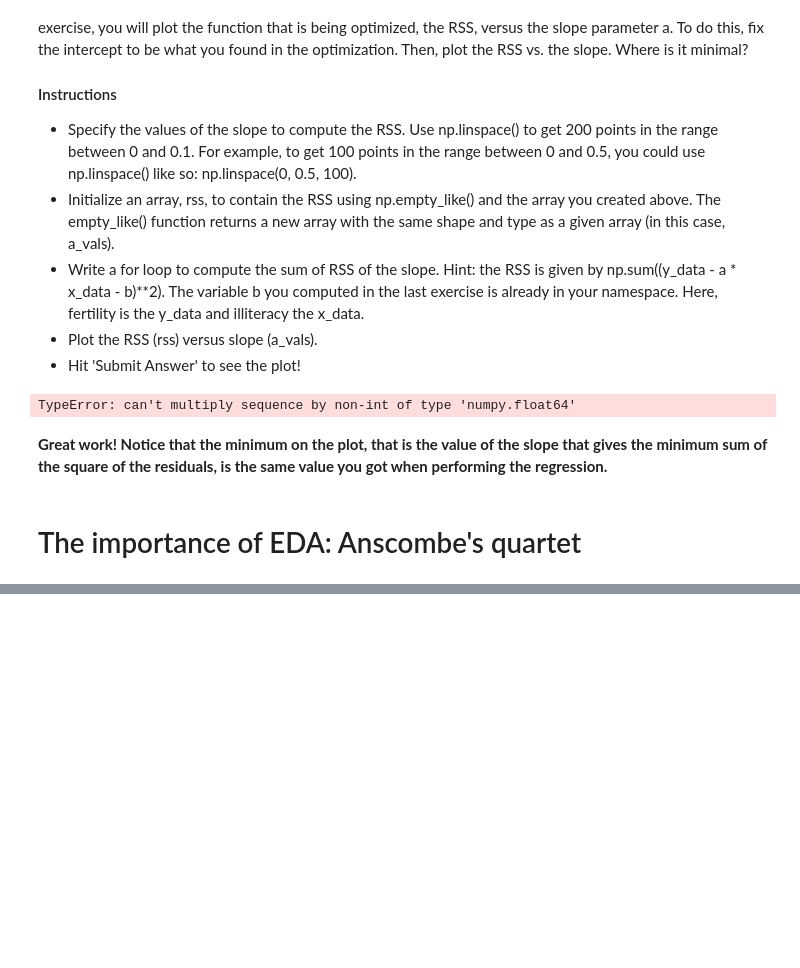
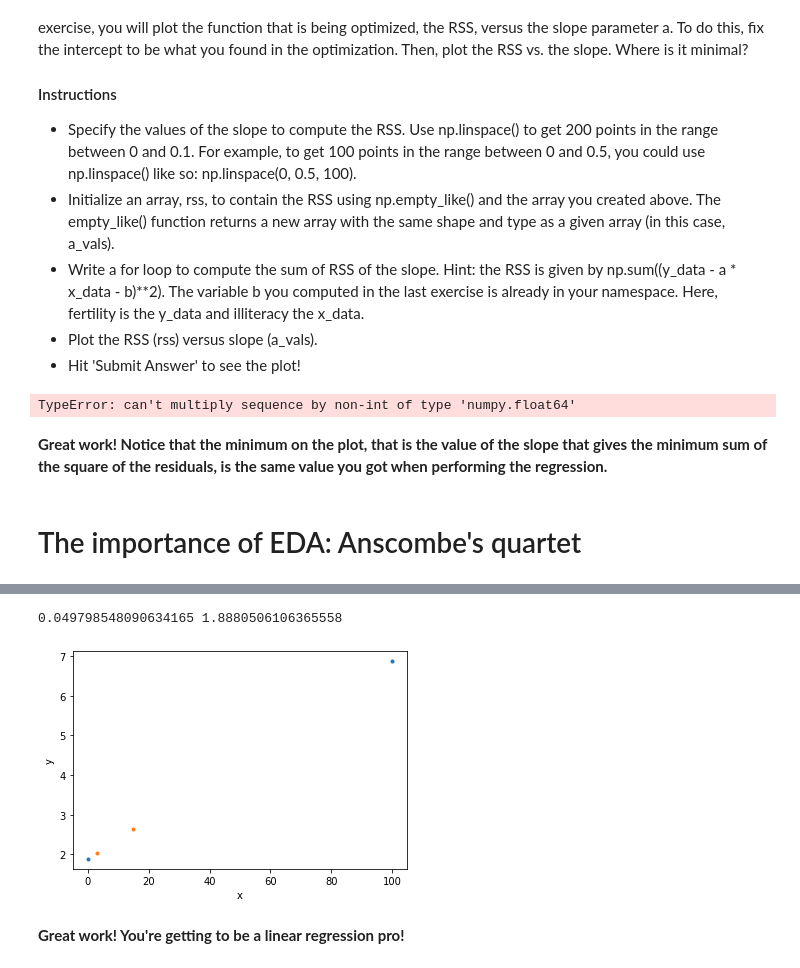
Before and after one commit to polyglotengineer89/66daysofdata, a Jupyter notebook: BegineerRoadmap/Datacamp/StatisticsFundamentalswithPython/StatisticalThinking/part2/Parameter estimation by optimization.ipynb, the cells around one changed output, grey strips where cells are left out. Drawn from its saved outputs; the diff is of its cells as text; code cells hidden in the pictures; blank space fills up the shorter version.

```diff
--- a/BegineerRoadmap/Datacamp/StatisticsFundamentalswithPython/StatisticalThinking/part2/Parameter estimation by optimization.ipynb
+++ b/BegineerRoadmap/Datacamp/StatisticsFundamentalswithPython/StatisticalThinking/part2/Parameter estimation by optimization.ipynb
@@ -367,0 +395,26 @@ Anscombe's Quartet shows that multiple data sets with many similar statistical p
+# %%
+# Perform linear regression: a, b
+a, b = np.polyfit(x, y,deg=1)
+
+# Print the slope and intercept
+print(a, b)
+
+# Generate theoretical x and y data: x_theor, y_theor
+x_theor = np.array([3, 15])
+y_theor = a * x_theor + b
+
+# Plot the Anscombe data and theoretical line
+_ = plt.plot(x, y, marker='.',linestyle='none')
+_ = plt.plot(x_theor, y_theor, marker='.',linestyle='none')
+
+# Label the axes
+plt.xlabel('x')
+plt.ylabel('y')
+
+# Show the plot
+plt.show()
+# %% [output]
+0.049798548090634165 1.8880506106365558
+[figure, added]
+# %% [markdown]
+<b>Great work! You're getting to be a linear regression pro!</b>
```
Also changed, not shown: parts of 6 cells of this notebook, 18 other files.
